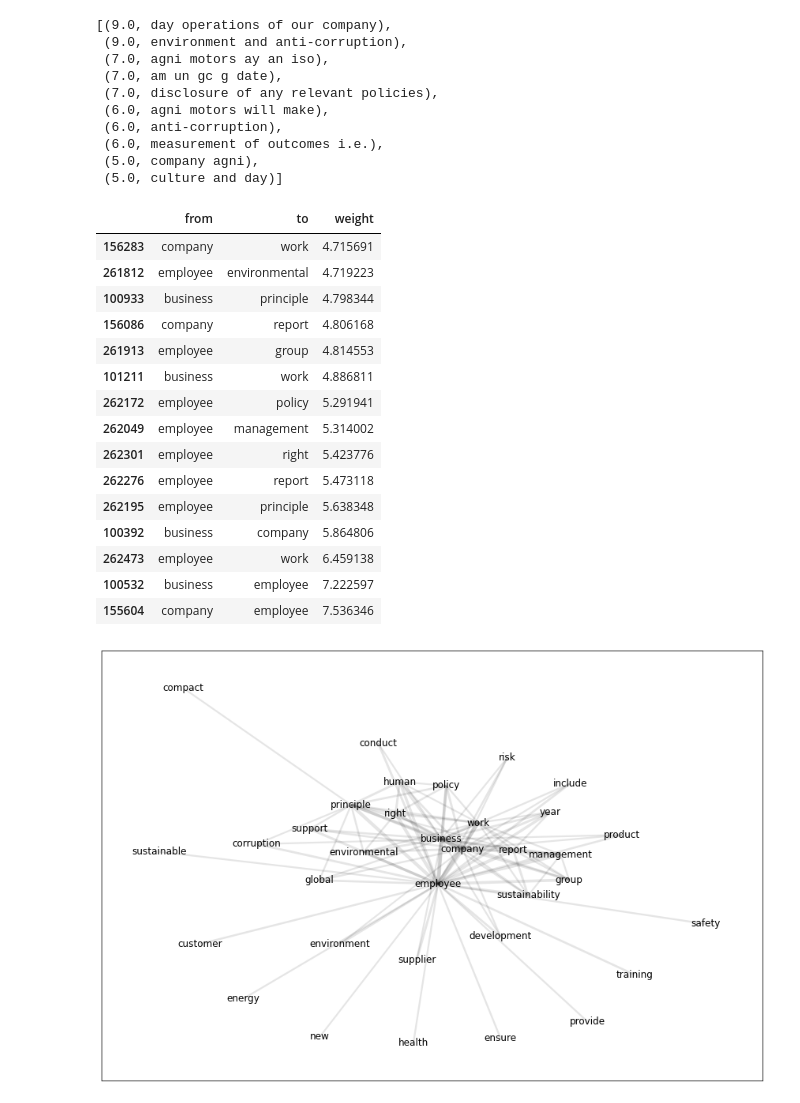
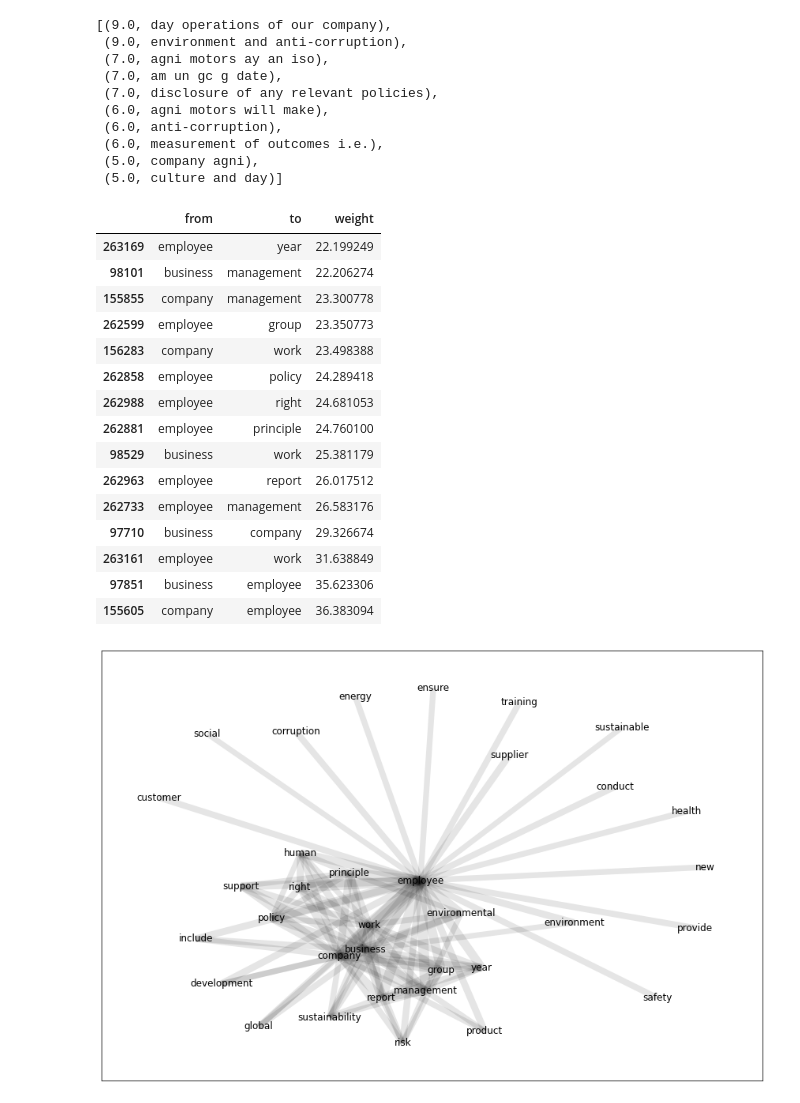
Before and after one commit to fridrichmrtn/sustainability-reports-development-analysis, a Jupyter notebook: doc/preliminary-analysis/preliminary-data-analysis.ipynb, the cells around one changed output. Cells and saved outputs as stored; diff of their text form; code cells hidden in the pictures.

```diff
--- a/doc/preliminary-analysis/preliminary-data-analysis.ipynb
+++ b/doc/preliminary-analysis/preliminary-data-analysis.ipynb
@@ -113,3 +147,20 @@ docs_augmented = docs_augmented[(docs_augmented.lang_est=="en") & (docs_augmente
+# %%
+def concat(df):
+    rd = {}
+    rd["index"] = np.min(df.index)
+    rd["OutputChars"] = " ".join(df["OutputChars"])
+    return pd.Series(rd, index=rd.keys())
+
+sf = di_map.similarity<0.97
+
+coni = pd.concat([di_map[sf].f, di_map[sf].t]).reset_index(drop=True).values
+if len(coni)>0:
+    dg = docs_augmented.loc[coni].groupby("Participant", as_index=False).apply(concat).set_index("index")
+else:
+    dg = pd.DataFrame(columns=["Participant", "OutputChars"])
+docs_deduplicated = docs_deduplicated.append(
+    dg.merge(docs_augmented.loc[:,[c for c in docs_augmented.columns if c not in set(dg.columns)]],
+    left_index=True, right_index=True))
 # %%
 #  the most frequent tokens
 from sklearn.feature_extraction.text import CountVectorizer
@@ -162,7 +213,7 @@ gc.collect()
 def get_upos(text,i):
     import spacy
     nlp =  spacy.load("en_core_web_lg")
-    nlp.max_length = 1500000
+    nlp.max_length = 1600000
     parsed = nlp(text)
     ls = [(i, t.text, t.lemma_, t.pos_, t.tag_, t.dep_,
     t.shape_, t.is_alpha, t.is_stop) for t in parsed]
@@ -172,7 +223,7 @@ def get_upos(text,i):
 
 from joblib import Parallel, delayed
 
-upos_ls = Parallel(n_jobs=4)(delayed(get_upos)(docs_augmented.OutputChars.loc[i],i)\
+upos_ls = Parallel(n_jobs=6)(delayed(get_upos)(docs_augmented.OutputChars.loc[i],i)\
     for i in docs_augmented.index)
 docs_upos = pd.concat(upos_ls)
 
@@ -201,9 +252,10 @@ f.tight_layout()
 # %%
 uf = (docs_upos.pos.isin(["NOUN", "VERB", "ADJ"])) & (np.logical_not(docs_upos.is_stopword)) & (docs_upos.lemma.str.len()>2) &\
     (docs_upos.text.str.len()<51)
-
 docs_reconstructed = docs_upos[uf].groupby("doc_id").\
     apply(lambda x: " ".join(x["lemma"]))
-del docs_upos
+docs_reconstructed=docs_deduplicated.merge(pd.DataFrame(docs_reconstructed,
+    columns=["ReconstructedChars"]), how="inner", left_index=True, right_index=True)
+del docs_deduplicated, docs_upos
 gc.collect()
 # %% [output]
@@ -236,51 +285,48 @@ rake.apply(docs_augmented.OutputChars[0])[:10]
 # coocurence
 import numpy as np
 from sklearn.feature_extraction.text import TfidfVectorizer
-
 coovec = TfidfVectorizer(stop_words="english",
     ngram_range=(1,1), max_features=1000)
-coo_w = coovec.fit_transform(docs_reconstructed)
+coo_w = coovec.fit_transform(docs_reconstructed.ReconstructedChars)
 tokens = coovec.get_feature_names()
 #coo_f[coo_f>0]=1
 coo_w = coo_w.T.dot(coo_w)
 coo_w = np.triu(coo_w.todense(), k=1)
-
 from itertools import combinations
 edges = list(combinations(range(coo_w.shape[0]),2))
 ind0, ind1 = [e[0] for e in edges], [e[1] for e in edges]
 freq = coo_w[ind0,ind1]
-
 coo_counts = pd.DataFrame(columns=["from", "to", "weight"])
 coo_counts["from"], coo_counts["to"]  = [tokens[i]for i in ind0], [tokens[i]for i in ind1]
 coo_counts["weight"] = freq
 coo_counts.sort_values("weight").tail(15)
 # %% [output]
 |  | from | to | weight |
-| 156283 | company | work | 4.715691 |
-| 261812 | employee | environmental | 4.719223 |
-| 100933 | business | principle | 4.798344 |
-| 156086 | company | report | 4.806168 |
-| 261913 | employee | group | 4.814553 |
-| 101211 | business | work | 4.886811 |
-| 262172 | employee | policy | 5.291941 |
-| 262049 | employee | management | 5.314002 |
-| 262301 | employee | right | 5.423776 |
-| 262276 | employee | report | 5.473118 |
-| 262195 | employee | principle | 5.638348 |
-| 100392 | business | company | 5.864806 |
-| 262473 | employee | work | 6.459138 |
-| 100532 | business | employee | 7.222597 |
-| 155604 | company | employee | 7.536346 |
+| 263169 | employee | year | 22.199249 |
+| 98101 | business | management | 22.206274 |
+| 155855 | company | management | 23.300778 |
+| 262599 | employee | group | 23.350773 |
+| 156283 | company | work | 23.498388 |
+| 262858 | employee | policy | 24.289418 |
+| 262988 | employee | right | 24.681053 |
+| 262881 | employee | principle | 24.760100 |
+| 98529 | business | work | 25.381179 |
+| 262963 | employee | report | 26.017512 |
+| 262733 | employee | management | 26.583176 |
+| 97710 | business | company | 29.326674 |
+| 263161 | employee | work | 31.638849 |
+| 97851 | business | employee | 35.623306 |
+| 155605 | company | employee | 36.383094 |
 # %%
 # networkx
 import networkx as nx
 net = nx.convert_matrix.from_pandas_edgelist(coo_counts.sort_values("weight").tail(100),
     source="from", target="to", edge_attr="weight")
 f,ax = plt.subplots(1,1,figsize=(15, 10))
 pos = nx.spring_layout(net, seed=1, iterations=100)
 nx.draw_networkx_labels(net, pos, font_size=12,
     font_family="sans-serif", alpha=1, ax=ax);
-nx.draw_networkx_edges(net, width=[net[u][v]['weight']*.75 for u,v in net.edges()],
+nx.draw_networkx_edges(net, width=[net[u][v]['weight']*.5 for u,v in net.edges()],
     pos=pos, alpha=.1);
 # %% [output]
-[figure, old version]
+[figure, new version]
```
Also changed, not shown: parts of 23 cells of this notebook.
